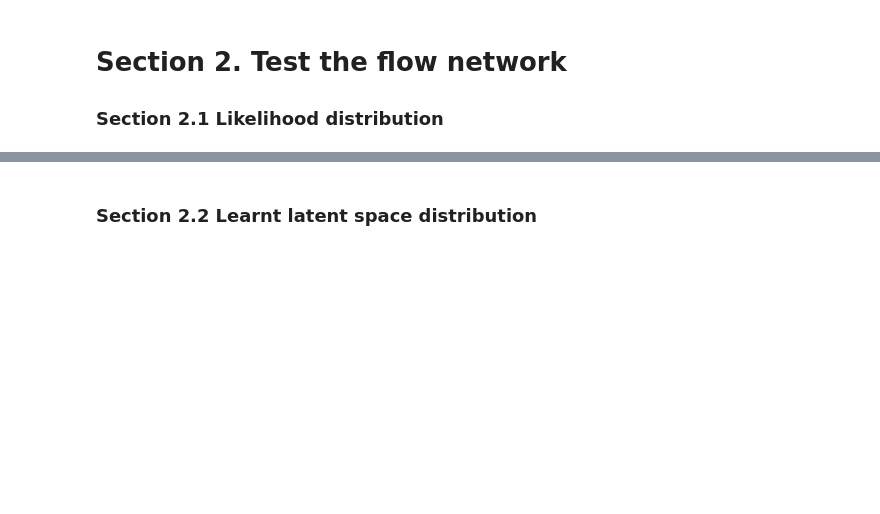
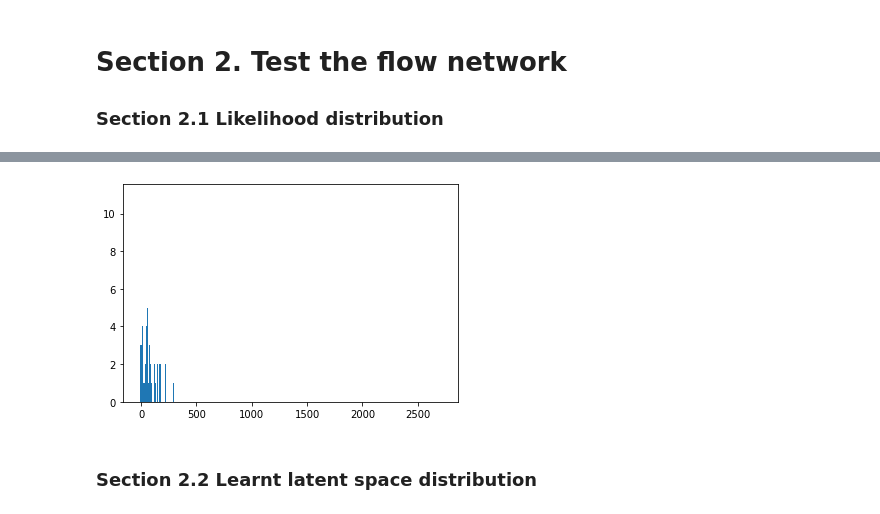
Before and after one commit to b-biswas/MADNESS-legacy, a Jupyter notebook: notebooks/basic_tests.ipynb, the cells around one changed output, grey strips where cells are left out. Cells and saved outputs as stored; diff of their text form; code cells hidden in the pictures; blank space fills up the shorter version.

```diff
--- a/notebooks/basic_tests.ipynb
+++ b/notebooks/basic_tests.ipynb
@@ -205,5 +212,7 @@ plt.legend()
 # %%
-plt.hist(likelihood_difference.numpy(), bins=30);
+plt.hist(likelihood_difference.numpy(), bins=3000);
+# %% [output]
+[figure, added]
 # %% [markdown]
 ### Section 2.2 Learnt latent space distribution
 # %% [markdown]
```
Also changed, not shown: parts of 11 cells of this notebook, 2 other files.
